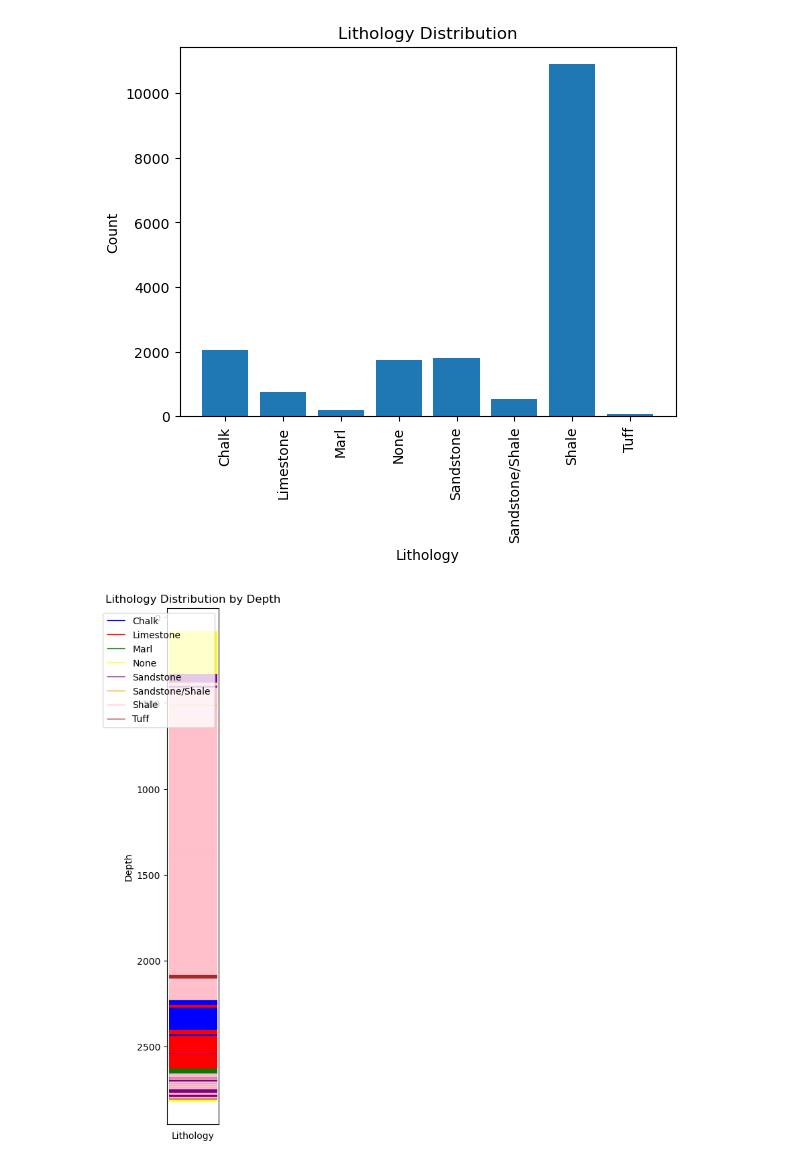
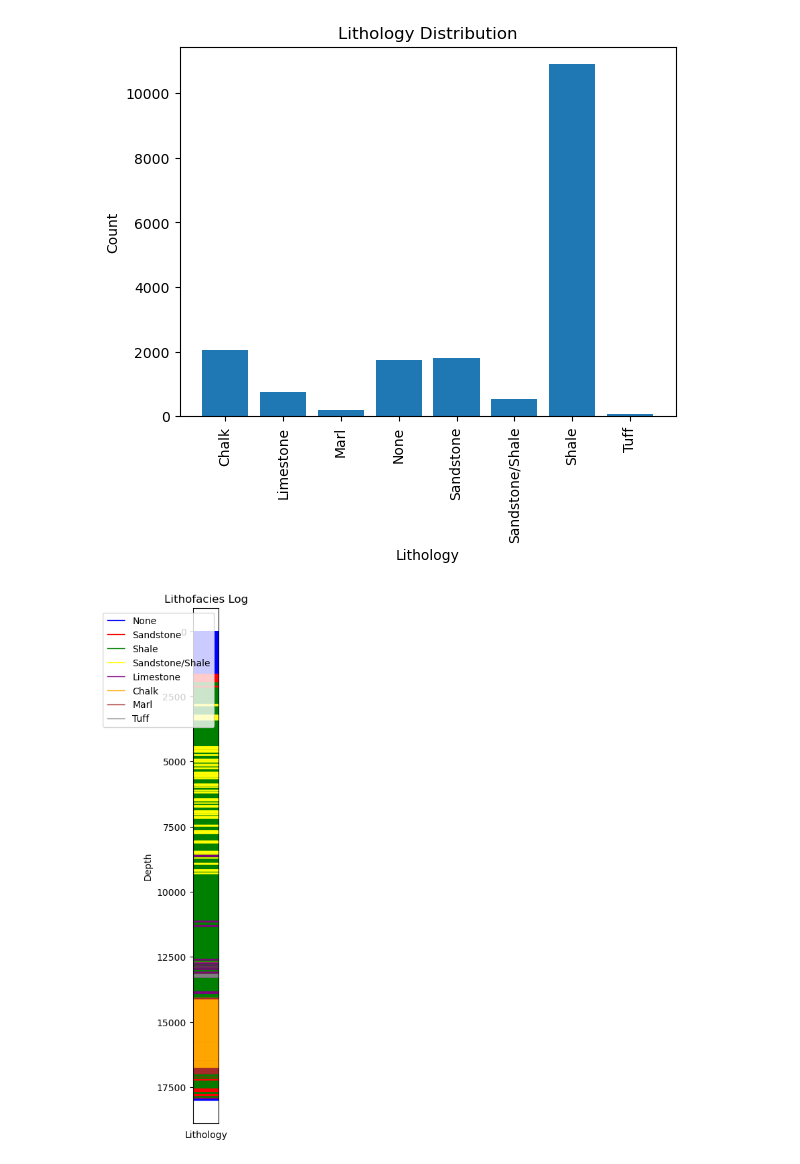
Before and after one commit to hyonbokan/lithology-identification-fl, a Jupyter notebook: data_trasform/las2tensor_demo.ipynb, the cells around one changed output. Cells and saved outputs as stored; diff of their text form; code cells hidden in the pictures.

Commit message:
cl train

```diff
--- a/data_trasform/las2tensor_demo.ipynb
+++ b/data_trasform/las2tensor_demo.ipynb
@@ -15,11 +15,7 @@ df.head()
 | 83.0568 | NaN | NaN | NaN | 36.0 | NaN | NaN | NaN | NaN | ... |
 | 83.2088 | NaN | NaN | NaN | 36.0 | NaN | NaN | NaN | NaN | ... |
 # %%
-las1 = lasio.read(r'../../data_well_log/las_files_Lithostrat_data/train/35_4-1.las')
-df1 = las.df()
-df1.columns
-
-log_curvers = ['CALI', 'BS', 'DCAL', 'ROP', 'RDEP', 'RSHA', 'RMED', 'SP', 'DTC', 'NPHI', 'GR', 'RHOB', 'DRHO']
-
-df1[log_curvers]
+las = lasio.read(r'../../data_well_log/las_files_Lithostrat_data/35_4-1.las')
+df = las.df()
+df.columns
 # %% [output]
@@ -194,62 +180,56 @@ plt.show()
 import numpy as np
 import matplotlib.pyplot as plt
 
-# Given data
-lithology_keys = {
-    30000: 'Sandstone',
-    65030: 'Sandstone/Shale',
-    65000: 'Shale',
-    80000: 'Marl',
-    74000: 'Dolomite',
-    70000: 'Limestone',
-    70032: 'Chalk',
-    88000: 'Halite',
-    86000: 'Anhydrite',
-    99000: 'Tuff',
-    90000: 'Coal',
-    93000: 'Basement',
-    0: 'None'
-}
+lithology_keys = {30000: 'Sandstone',
+                 65030: 'Sandstone/Shale',
+                 65000: 'Shale',
+                 80000: 'Marl',
+                 74000: 'Dolomite',
+                 70000: 'Limestone',
+                 70032: 'Chalk',
+                 88000: 'Halite',
+                 86000: 'Anhydrite',
+                 99000: 'Tuff',
+                 90000: 'Coal',
+                 93000: 'Basement',
+                 0: 'None'}
+
+# # Load the processed labels
+# labels = np.load('labels.npy')
 
 labels = df_filled['FORCE_2020_LITHOFACIES_LITHOLOGY'].to_numpy()
-depths = df_filled.index.values
-
-# Map numeric labels to lithology names
-lithofaces = [lithology_keys[label] for label in labels]
-
 # Get unique lithology types
-unique_lithofaces = np.unique(lithofaces)
+unique_lithofaces = np.unique(labels)
 
 # Assign a color or pattern to each lithology type
-colors = ['blue', 'red', 'green', 'yellow', 'purple', 'orange', 'pink', 'brown', 'gray', 'cyan', 'magenta', 'black']
+colors = ['blue', 'red', 'green', 'yellow', 'purple', 'orange', 'brown', 'gray', 'cyan', 'magenta', 'black']
 
 # Create the plot
-fig, ax = plt.subplots(figsize=(1,10))
-
+fig, ax = plt.subplots(figsize=(0.5, 10))
 
 # Iterate over unique lithology types
 for i, lithoface in enumerate(unique_lithofaces):
     # Get depths where the lithology occurs
-    litho_depths = depths[np.where(np.array(lithofaces) == lithoface)[0]]
-    # Plot vertical lines at each depth point where the lithology occurs
-    ax.hlines(litho_depths, 0, 1, color=colors[i], linewidth=1, label=lithoface)
+    litho_depths = np.where(labels == lithoface)[0]
+    # Plot horizontal lines at each depth point where the lithology occurs
+    ax.hlines(litho_depths, 0, 1, color=colors[i], linewidth=1, label=lithology_keys.get(lithoface, 'Unknown'))
 
 # Set labels and title
 plt.xlabel('Lithology')
 plt.ylabel('Depth')
-plt.title('Lithology Distribution by Depth')
+plt.title('Lithofacies Log')
 
 # Reverse the y-axis to show deeper depths at the bottom
 ax.invert_yaxis()
 
 # Remove x-axis ticks and labels
 ax.set_xticks([])
 ax.set_xticklabels([])
 
 # Add legend
 plt.legend()
 
 # Display the plot
 plt.show()
 # %% [output]
-[figure, old version]
+[figure, new version]
```
Also changed, not shown: parts of 1 cell of this notebook, 3 other files.
